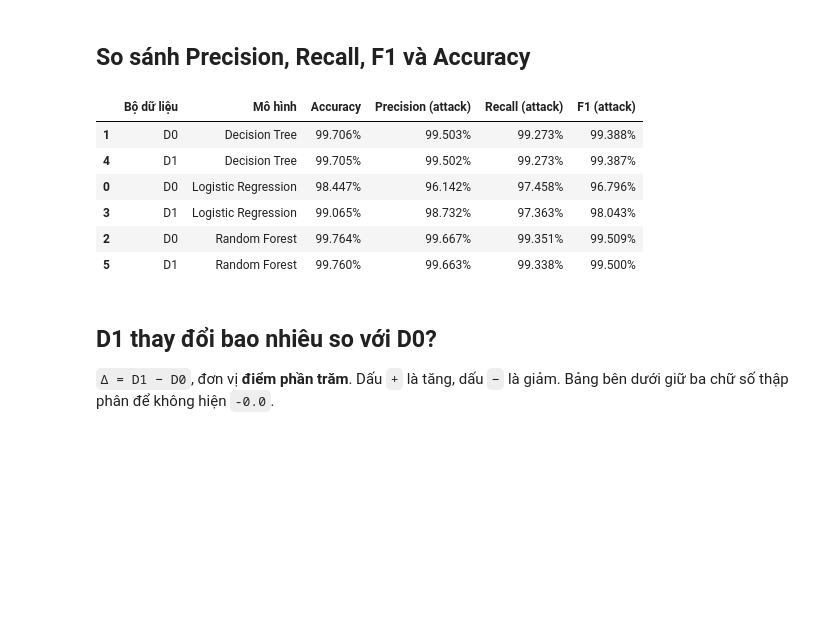
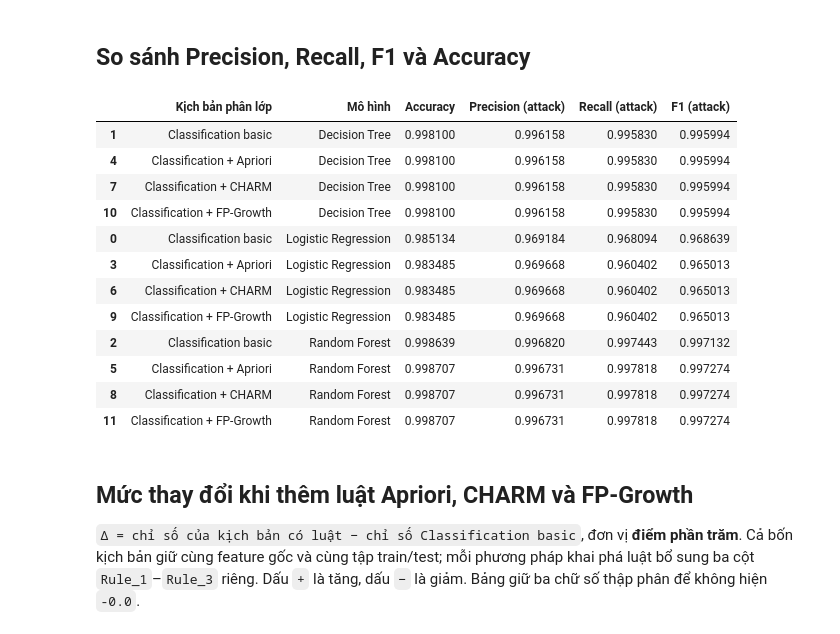
Before and after one commit to Td1nh/adm_g05_lycos, a Jupyter notebook: 03_association_classification.ipynb, the cells around one changed output. Drawn from its saved outputs; the diff is of its cells as text; code cells hidden in the pictures; blank space fills up the shorter version.

```diff
--- a/03_association_classification.ipynb
+++ b/03_association_classification.ipynb
@@ -579,16 +640,13 @@ def build_models():
 
 results_rows = []
 confusion_rows = []
-for dataset, X_fit, X_eval in [
-    ("D0", X_train_d0, X_test_d0),
-    ("D1", X_train_d1, X_test_d1),
-]:
+for dataset, (X_fit, X_eval) in datasets.items():
     for name, model in build_models().items():
         print("Đang chạy:", dataset, name)
         model.fit(X_fit, y_train_fit)
         pred = model.predict(X_eval)
         results_rows.append({
-            "Bộ dữ liệu": dataset, "Mô hình": name,
+            "Kịch bản phân lớp": dataset, "Mô hình": name,
             "Accuracy": accuracy_score(y_test, pred),
             "Precision (attack)": precision_score(y_test, pred, zero_division=0),
             "Recall (attack)": recall_score(y_test, pred, zero_division=0),
@@ -596,7 +654,7 @@ for dataset, X_fit, X_eval in [
         })
         matrix = confusion_matrix(y_test, pred, labels=[0, 1])
         confusion_rows.append({
-            "Bộ dữ liệu": dataset, "Mô hình": name,
+            "Kịch bản phân lớp": dataset, "Mô hình": name,
             "TN": int(matrix[0, 0]), "FP": int(matrix[0, 1]),
             "FN": int(matrix[1, 0]), "TP": int(matrix[1, 1]),
         })
@@ -619,11 +683,11 @@ Mỗi ô ghi **số luồng** và **tỷ lệ theo nhãn thực tế**. Hai hàn
 # %%
 model_order = results["Mô hình"].drop_duplicates().tolist()
-fig, axes = plt.subplots(2, 3, figsize=(16, 8), constrained_layout=True)
+fig, axes = plt.subplots(len(datasets), len(model_order), figsize=(18, 4.5 * len(datasets)), constrained_layout=True)
 
-for row, dataset in enumerate(["D0", "D1"]):
+for row, dataset in enumerate(datasets):
     for col, model_name in enumerate(model_order):
         record = confusion_table.loc[
-            (confusion_table["Bộ dữ liệu"] == dataset)
+            (confusion_table["Kịch bản phân lớp"] == dataset)
             & (confusion_table["Mô hình"] == model_name)
         ].iloc[0]
         matrix = np.array([
@@ -645,7 +709,7 @@ for row, dataset in enumerate(["D0", "D1"]):
             xticklabels=["Benign", "Attack"],
             yticklabels=["Benign", "Attack"],
         )
-        axes[row, col].set_title(f"{dataset} | {model_name}")
+        axes[row, col].set_title(f"{dataset}\n{model_name}")
         axes[row, col].set_xlabel("Dự đoán")
         axes[row, col].set_ylabel("Thực tế")
         axes[row, col].tick_params(axis="y", rotation=0)
@@ -658,21 +722,39 @@ plt.show()
 ## So sánh Precision, Recall, F1 và Accuracy
 # %%
 metric_cols = ["Accuracy", "Precision (attack)", "Recall (attack)", "F1 (attack)"]
-score_table = results.sort_values(["Mô hình", "Bộ dữ liệu"]).copy()
-for col in metric_cols:
-    score_table[col] = score_table[col].map(lambda value: f"{value * 100:.3f}%")
-display(score_table)
+scenario_order = {dataset: i for i, dataset in enumerate(datasets)}
+score_table = (
+    results.assign(_scenario_order=results["Kịch bản phân lớp"].map(scenario_order))
+    .sort_values(["Mô hình", "_scenario_order"])
+    .drop(columns="_scenario_order")
+    .copy()
+)
+
+
+display(
+    score_table.style.highlight_max(
+        axis=0,
+        color="yellow",
+        subset=score_table.select_dtypes(include="number").columns
+    )
+)
 # %% [output]
-|  | Bộ dữ liệu | Mô hình | Accuracy | Precision (attack) | Recall (attack) | F1 (attack) |
-| 1 | D0 | Decision Tree | 99.706% | 99.503% | 99.273% | 99.388% |
-| 4 | D1 | Decision Tree | 99.705% | 99.502% | 99.273% | 99.387% |
-| 0 | D0 | Logistic Regression | 98.447% | 96.142% | 97.458% | 96.796% |
-| 3 | D1 | Logistic Regression | 99.065% | 98.732% | 97.363% | 98.043% |
-| 2 | D0 | Random Forest | 99.764% | 99.667% | 99.351% | 99.509% |
-| 5 | D1 | Random Forest | 99.760% | 99.663% | 99.338% | 99.500% |
+|  | Kịch bản phân lớp | Mô hình | Accuracy | Precision (attack) | Recall (attack) | F1 (attack) |
+| 1 | Classification basic | Decision Tree | 0.998100 | 0.996158 | 0.995830 | 0.995994 |
+| 4 | Classification + Apriori | Decision Tree | 0.998100 | 0.996158 | 0.995830 | 0.995994 |
+| 7 | Classification + CHARM | Decision Tree | 0.998100 | 0.996158 | 0.995830 | 0.995994 |
+| 10 | Classification + FP-Growth | Decision Tree | 0.998100 | 0.996158 | 0.995830 | 0.995994 |
+| 0 | Classification basic | Logistic Regression | 0.985134 | 0.969184 | 0.968094 | 0.968639 |
+| 3 | Classification + Apriori | Logistic Regression | 0.983485 | 0.969668 | 0.960402 | 0.965013 |
+| 6 | Classification + CHARM | Logistic Regression | 0.983485 | 0.969668 | 0.960402 | 0.965013 |
+| 9 | Classification + FP-Growth | Logistic Regression | 0.983485 | 0.969668 | 0.960402 | 0.965013 |
+| 2 | Classification basic | Random Forest | 0.998639 | 0.996820 | 0.997443 | 0.997132 |
+| 5 | Classification + Apriori | Random Forest | 0.998707 | 0.996731 | 0.997818 | 0.997274 |
+| 8 | Classification + CHARM | Random Forest | 0.998707 | 0.996731 | 0.997818 | 0.997274 |
+| 11 | Classification + FP-Growth | Random Forest | 0.998707 | 0.996731 | 0.997818 | 0.997274 |
 # %% [markdown]
-## D1 thay đổi bao nhiêu so với D0?
+## Mức thay đổi khi thêm luật Apriori, CHARM và FP-Growth
 
-`Δ = D1 − D0`, đơn vị **điểm phần trăm**. Dấu `+` là tăng, dấu `−` là giảm. Bảng bên dưới giữ ba chữ số thập phân để không hiện `-0.0`.
+`Δ = chỉ số của kịch bản có luật − chỉ số Classification basic`, đơn vị **điểm phần trăm**. Cả bốn kịch bản giữ cùng feature gốc và cùng tập train/test; mỗi phương pháp khai phá luật bổ sung ba cột `Rule_1`–`Rule_3` riêng. Dấu `+` là tăng, dấu `−` là giảm. Bảng giữ ba chữ số thập phân để không hiện `-0.0`.
 # %%
 model_order = results["Mô hình"].drop_duplicates().tolist()
```
Also changed, not shown: parts of 29 cells of this notebook, 2 other files.
